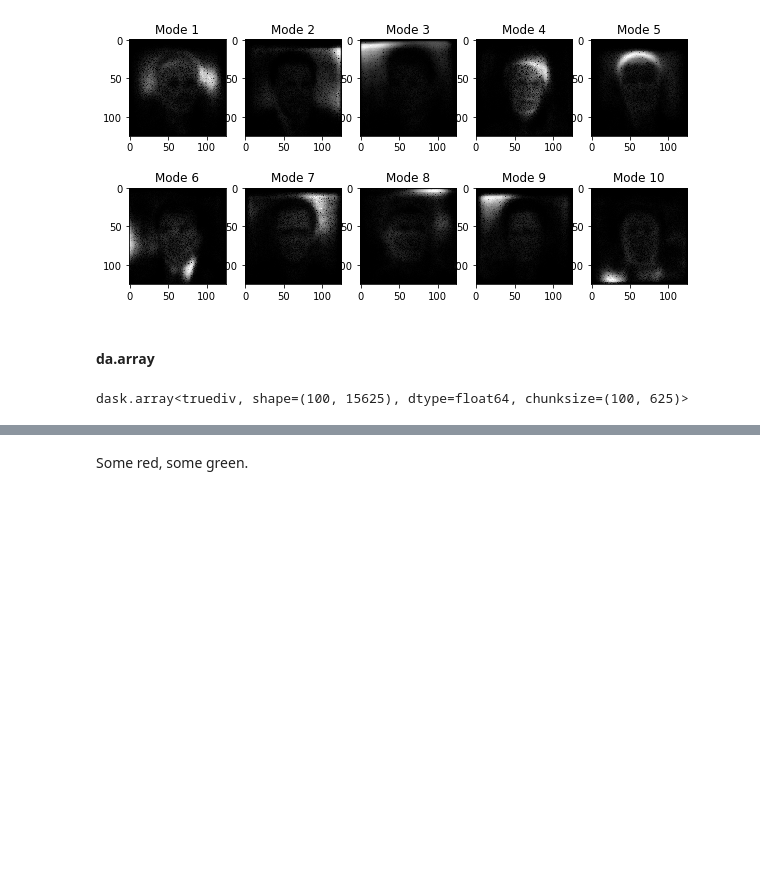
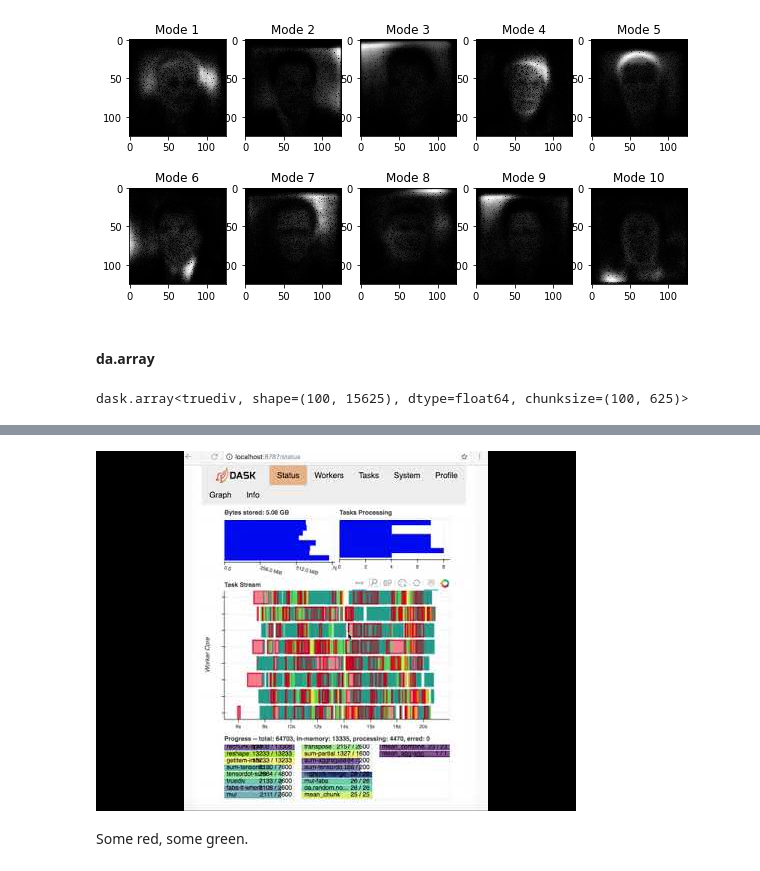
Before and after one commit to HKCaesar/daskNMF, a Jupyter notebook: RunNMFmu.ipynb, the cells around one changed output, grey strips where cells are left out. Saved outputs shown, nothing was run; the diff lists cells and outputs as text; code cells hidden in the pictures; blank space fills up the shorter version.

Commit message:
changing video embedding

```diff
--- a/RunNMFmu.ipynb
+++ b/RunNMFmu.ipynb
@@ -266,5 +266,10 @@ HTML('<iframe width="315" height="315"  src="https://youtu.be/embed/BG9KiF2-vYk?
 # %% [output]
 [interactive output not drawn]
+# %%
+from IPython.display import YouTubeVideo
+YouTubeVideo('BG9KiF2-vYk')
+# %% [output]
+[figure, added]
 # %% [markdown]
 Some red, some green.
 # %% [markdown]
```
Also changed, not shown: parts of 2 cells of this notebook.
